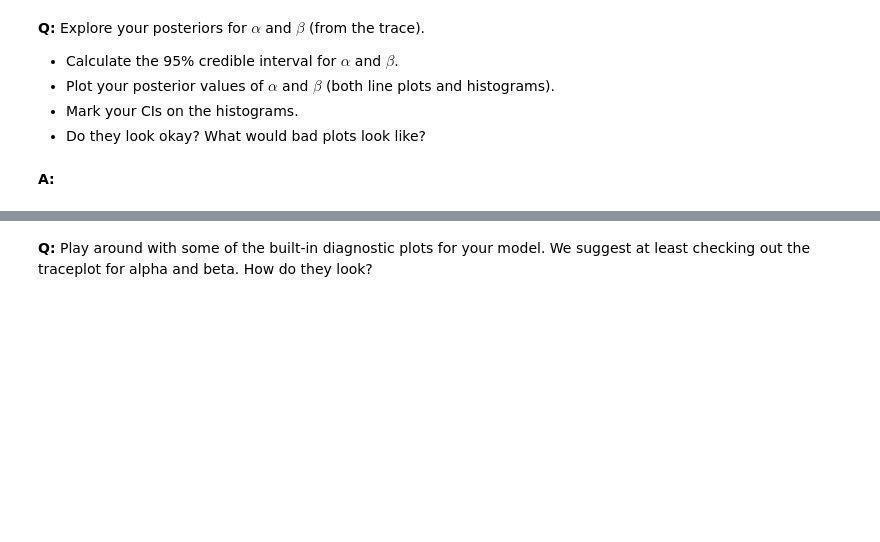
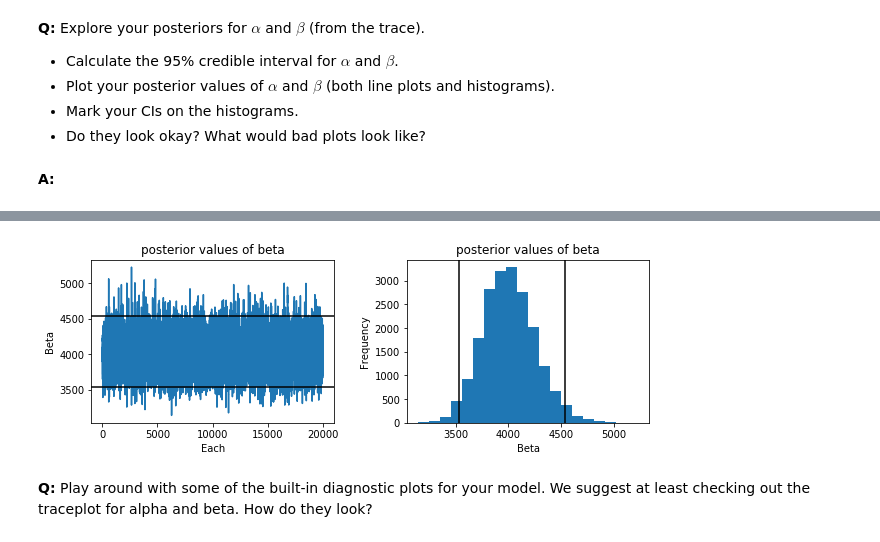
Before and after one commit to 8-Waste/Springboard, a Jupyter notebook: Projects/08-03 inferential_statistics_3-Q.ipynb, the cells around one changed output, grey strips where cells are left out. Saved outputs shown, nothing was run; the diff lists cells and outputs as text; code cells hidden in the pictures; blank space fills up the shorter version.

```diff
--- a/Projects/08-03 inferential_statistics_3-Q.ipynb
+++ b/Projects/08-03 inferential_statistics_3-Q.ipynb
@@ -171,3 +170,22 @@ plt.show()
+# %%
+fig = plt.figure(figsize=(10,3))
+fig.subplots_adjust(wspace=.3);
+ax1 = fig.add_subplot(121)
+ax1.plot(beta.beta)
+ax1.set_title('posterior values of beta')
+ax1.set_xlabel('Each')
+ax1.set_ylabel('Beta')
+plt.axhline(beta_lower_ci,color='k')
+plt.axhline(beta_upper_ci,color='k');
+ax2 = fig.add_subplot(122)
+ax2.hist(beta.beta,bins=20)
+ax2.set_title('posterior values of beta')
+ax2.set_xlabel('Beta')
+ax2.set_ylabel('Frequency')
+plt.axvline(beta_lower_ci,color='k')
+plt.axvline(beta_upper_ci,color='k');
+# %% [output]
+[figure, added]
 # %% [markdown]
 __Q:__ Play around with some of the built-in diagnostic plots for your model. We suggest at least checking out the traceplot for alpha and beta. How do they look?
 # %% [markdown]
```
Also changed, not shown: parts of 25 cells of this notebook.
